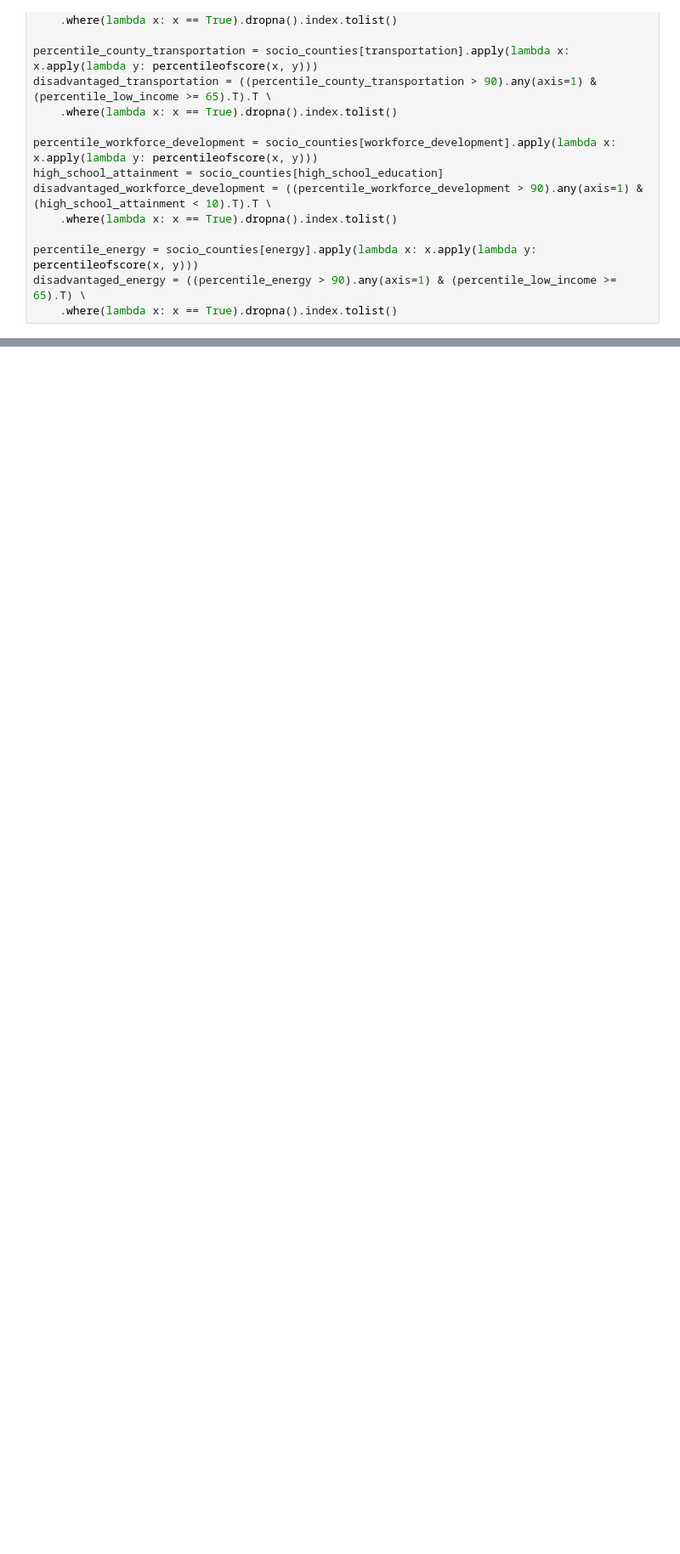
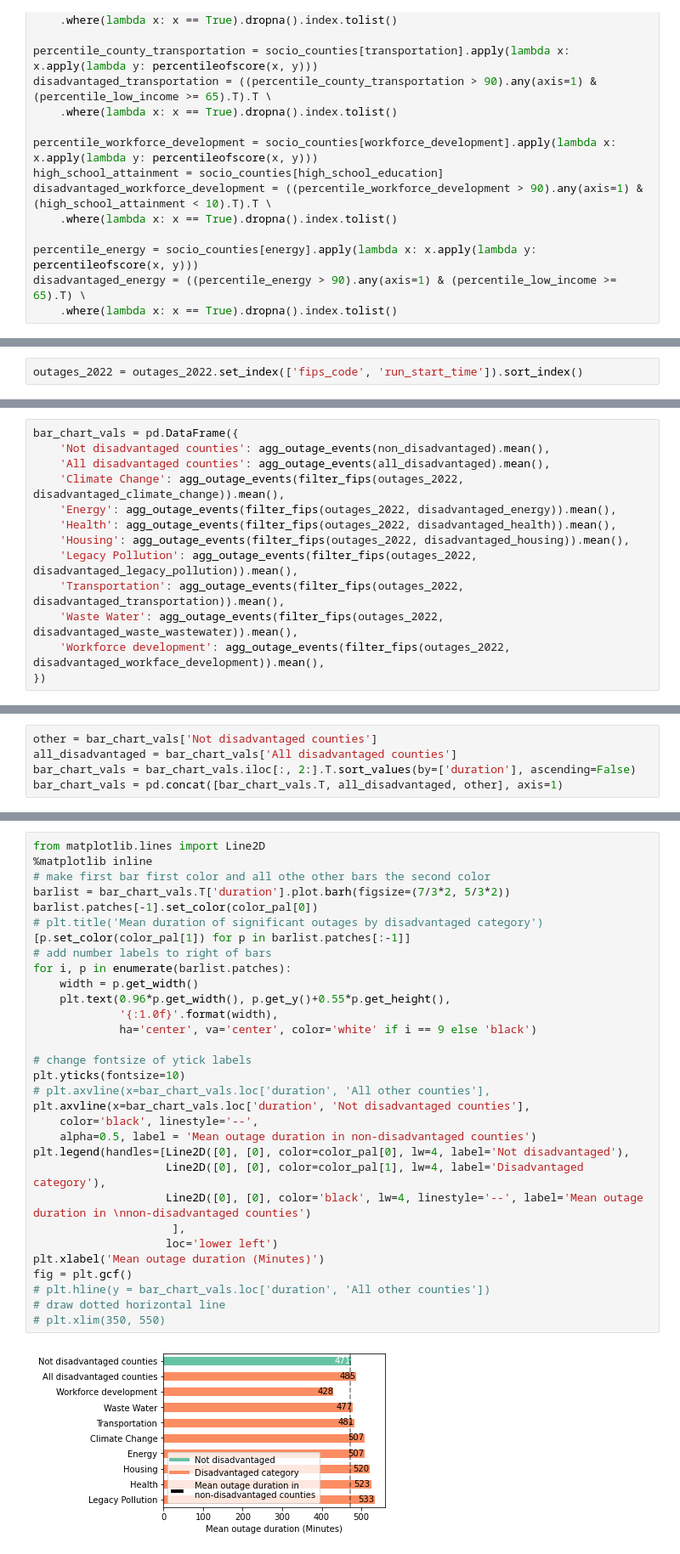
Before and after one commit to SC-Lab-Go/SMCDC-EAGLE-I, a Jupyter notebook: social-vulnerability-preprocessing.ipynb, the cells around one changed output, grey strips where cells are left out. Shown: that part at 85% size. Drawn from its saved outputs; the diff is of its cells as text; blank space fills up the shorter version.

Commit message:
Add social vulnerability figures and stats from paper

```diff
--- a/social-vulnerability-preprocessing.ipynb
+++ b/social-vulnerability-preprocessing.ipynb
@@ -145,0 +196,2 @@ disadvantaged_energy = ((percentile_energy > 90).any(axis=1) & (percentile_low_i
+# %%
+outages_2022 = outages_2022.set_index(['fips_code', 'run_start_time']).sort_index()
@@ -145,0 +253,13 @@ disadvantaged_energy = ((percentile_energy > 90).any(axis=1) & (percentile_low_i
+# %%
+bar_chart_vals = pd.DataFrame({
+    'Not disadvantaged counties': agg_outage_events(non_disadvantaged).mean(),
+    'All disadvantaged counties': agg_outage_events(all_disadvantaged).mean(),
+    'Climate Change': agg_outage_events(filter_fips(outages_2022, disadvantaged_climate_change)).mean(),
+    'Energy': agg_outage_events(filter_fips(outages_2022, disadvantaged_energy)).mean(),
+    'Health': agg_outage_events(filter_fips(outages_2022, disadvantaged_health)).mean(),
+    'Housing': agg_outage_events(filter_fips(outages_2022, disadvantaged_housing)).mean(),
+    'Legacy Pollution': agg_outage_events(filter_fips(outages_2022, disadvantaged_legacy_pollution)).mean(),
+    'Transportation': agg_outage_events(filter_fips(outages_2022, disadvantaged_transportation)).mean(),
+    'Waste Water': agg_outage_events(filter_fips(outages_2022, disadvantaged_waste_wastewater)).mean(),
+    'Workforce development': agg_outage_events(filter_fips(outages_2022, disadvantaged_workface_development)).mean(),
+})
@@ -145,0 +285,5 @@ disadvantaged_energy = ((percentile_energy > 90).any(axis=1) & (percentile_low_i
+# %%
+other = bar_chart_vals['Not disadvantaged counties']
+all_disadvantaged = bar_chart_vals['All disadvantaged counties']
+bar_chart_vals = bar_chart_vals.iloc[:, 2:].T.sort_values(by=['duration'], ascending=False)
+bar_chart_vals = pd.concat([bar_chart_vals.T, all_disadvantaged, other], axis=1)
@@ -145,0 +304,33 @@ disadvantaged_energy = ((percentile_energy > 90).any(axis=1) & (percentile_low_i
+# %%
+from matplotlib.lines import Line2D
+%matplotlib inline
+# make first bar first color and all othe other bars the second color
+barlist = bar_chart_vals.T['duration'].plot.barh(figsize=(7/3*2, 5/3*2))
+barlist.patches[-1].set_color(color_pal[0])
+# plt.title('Mean duration of significant outages by disadvantaged category')
+[p.set_color(color_pal[1]) for p in barlist.patches[:-1]]
+# add number labels to right of bars
+for i, p in enumerate(barlist.patches):
+    width = p.get_width()
+    plt.text(0.96*p.get_width(), p.get_y()+0.55*p.get_height(),
+             '{:1.0f}'.format(width),
+             ha='center', va='center', color='white' if i == 9 else 'black')
+
+# change fontsize of ytick labels
+plt.yticks(fontsize=10)
+# plt.axvline(x=bar_chart_vals.loc['duration', 'All other counties'],
+plt.axvline(x=bar_chart_vals.loc['duration', 'Not disadvantaged counties'],
+    color='black', linestyle='--',
+    alpha=0.5, label = 'Mean outage duration in non-disadvantaged counties')
+plt.legend(handles=[Line2D([0], [0], color=color_pal[0], lw=4, label='Not disadvantaged'),
+                    Line2D([0], [0], color=color_pal[1], lw=4, label='Disadvantaged category'),
+                    Line2D([0], [0], color='black', lw=4, linestyle='--', label='Mean outage duration in \nnon-disadvantaged counties')
+                     ],
+                    loc='lower left')
+plt.xlabel('Mean outage duration (Minutes)')
+fig = plt.gcf()
+# plt.hline(y = bar_chart_vals.loc['duration', 'All other counties'])
+# draw dotted horizontal line
+# plt.xlim(350, 550)
+# %% [output]
+[figure, added]
```
Also changed, not shown: parts of 38 cells of this notebook.
